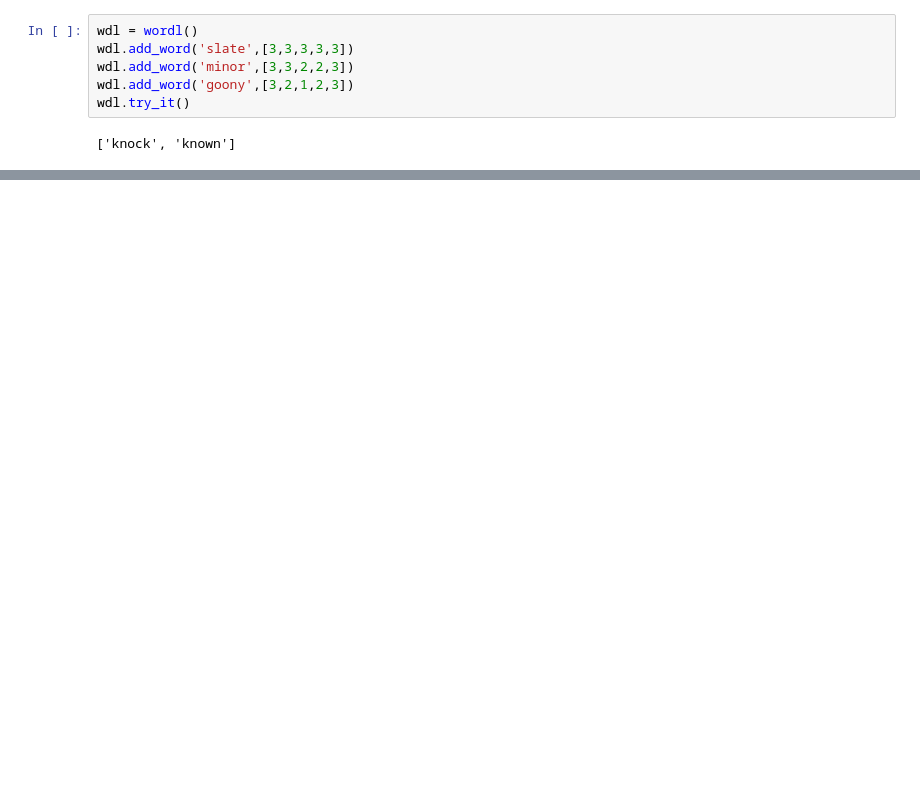
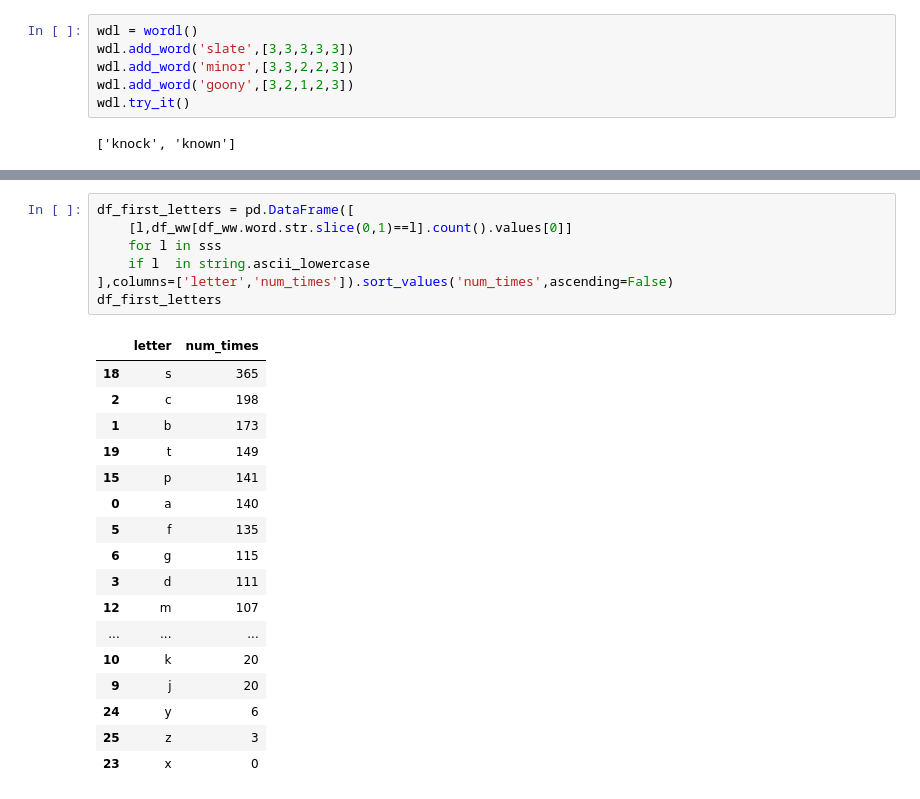
Before and after one commit to bgithub1/wordle_cheater, a Jupyter notebook: wordl_nltk_v003.ipynb, the cells around one changed output, grey strips where cells are left out. Drawn from its saved outputs; the diff is of its cells as text; blank space fills up the shorter version.

```diff
--- a/wordl_nltk_v003.ipynb
+++ b/wordl_nltk_v003.ipynb
@@ -382,0 +469,25 @@ r = wdl.try_it()
+# %%
+df_first_letters = pd.DataFrame([
+    [l,df_ww[df_ww.word.str.slice(0,1)==l].count().values[0]]
+    for l in sss
+    if l  in string.ascii_lowercase
+],columns=['letter','num_times']).sort_values('num_times',ascending=False)
+df_first_letters
+# %% [output]
+|  | letter | num_times |
+| 18 | s | 365 |
+| 2 | c | 198 |
+| 1 | b | 173 |
+| 19 | t | 149 |
+| 15 | p | 141 |
+| 0 | a | 140 |
+| 5 | f | 135 |
+| 6 | g | 115 |
+| 3 | d | 111 |
+| 12 | m | 107 |
+| ... | ... | ... |
+| 10 | k | 20 |
+| 9 | j | 20 |
+| 24 | y | 6 |
+| 25 | z | 3 |
+| 23 | x | 0 |
```
Also changed, not shown: parts of 15 cells of this notebook, 4 other files.
